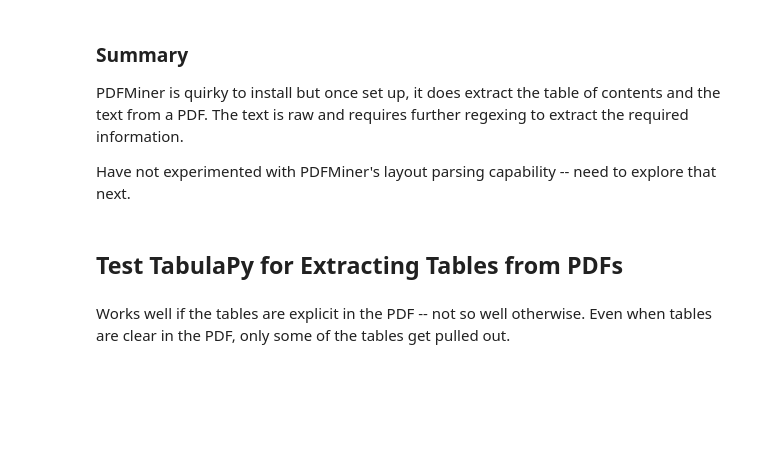
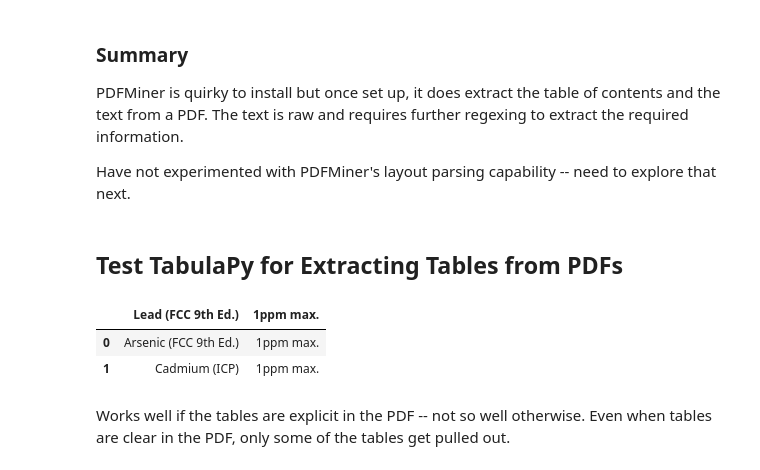
Before and after one commit to jsub10/In-Progress, a Jupyter notebook: PDF-Extraction.ipynb, the cells around one changed output. Drawn from its saved outputs; the diff is of its cells as text; code cells hidden in the pictures; blank space fills up the shorter version.

```diff
--- a/PDF-Extraction.ipynb
+++ b/PDF-Extraction.ipynb
@@ -267,5 +269,6 @@ def convert_pdf_to_html(path):
 # PDF files live in the ./PDFs directory
 # list the files in that directory
 import glob
-print(glob.glob('./PDFs/*.pdf'))
+list_of_pdfs = glob.glob('PDFs/*.pdf')
+list_of_pdfs
 # %% [output]
@@ -272,0 +289,5 @@ print(glob.glob('./PDFs/*.pdf'))
+# %%
+# Construct the filenames
+pdf_file_names = []
+for file_name in list_of_pdfs:
+    pdf_file_names.append(os.getcwd() + '/' + file_name)
@@ -317,3 +340,9 @@ read_pdf(file_name5)
+# %%
+read_pdf(pdf_file_names[1])
+# %% [output]
+|  | Lead (FCC 9th Ed.) | 1ppm max. |
+| 0 | Arsenic (FCC 9th Ed.) | 1ppm max. |
+| 1 | Cadmium (ICP) | 1ppm max. |
 # %% [markdown]
 Works well if the tables are explicit in the PDF -- not so well otherwise. Even when tables are clear in the PDF, only some of the tables get pulled out.
 # %% [markdown]
```
Also changed, not shown: parts of 15 cells of this notebook, 3 other files.
